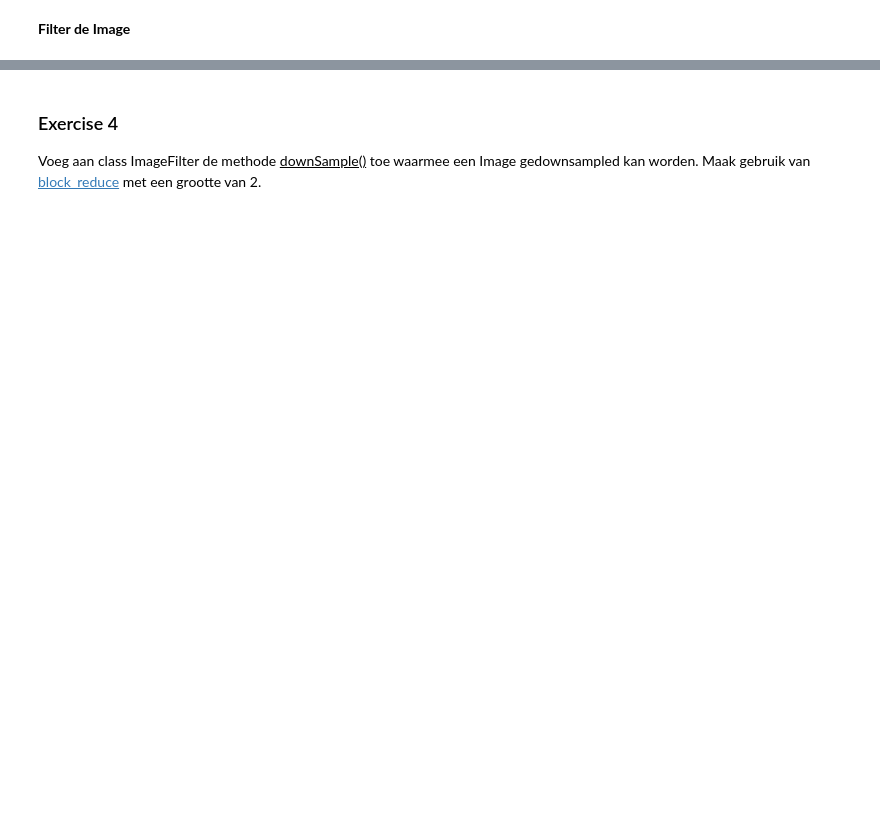
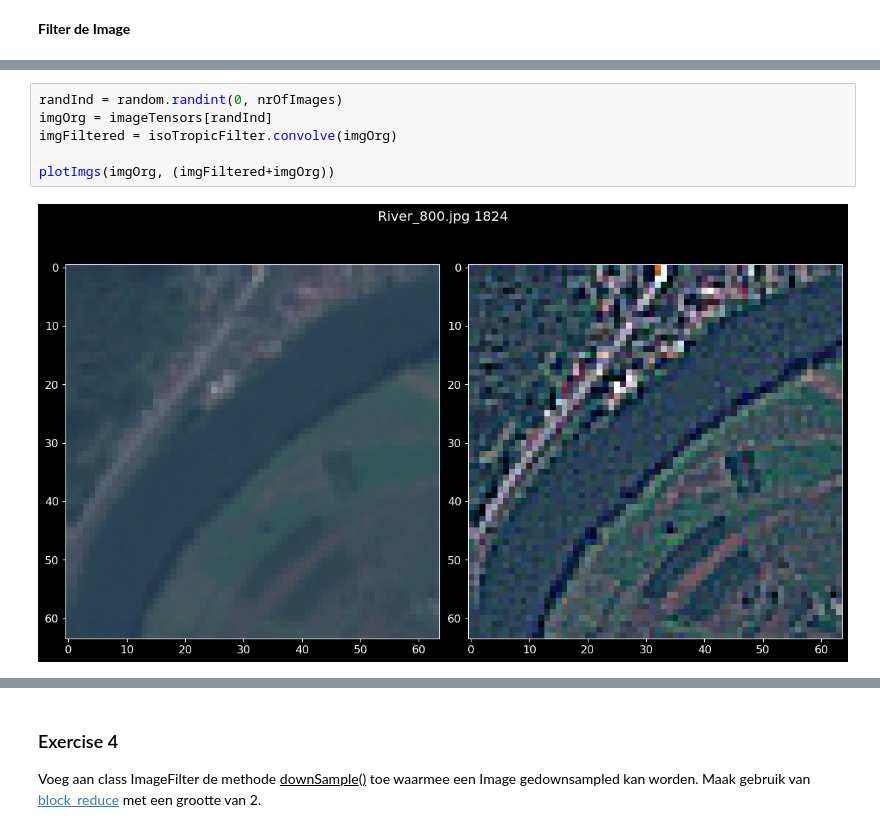
Before and after one commit to HansHR2023/MakeAIWork3, a Jupyter notebook: practica/image_procssing/numpy/numpy_opdracht2.ipynb, the cells around one changed output, grey strips where cells are left out. Cells and saved outputs as stored; diff of their text form; blank space fills up the shorter version.

```diff
--- a/practica/image_procssing/numpy/numpy_opdracht2.ipynb
+++ b/practica/image_procssing/numpy/numpy_opdracht2.ipynb
@@ -167,0 +221,8 @@ plotImgs(imgOrg, imgFiltered)
+# %%
+randInd = random.randint(0, nrOfImages)
+imgOrg = imageTensors[randInd]
+imgFiltered = isoTropicFilter.convolve(imgOrg)
+
+plotImgs(imgOrg, (imgFiltered+imgOrg))
+# %% [output]
+[figure, added]
```
Also changed, not shown: parts of 29 cells of this notebook, 1 other file.
